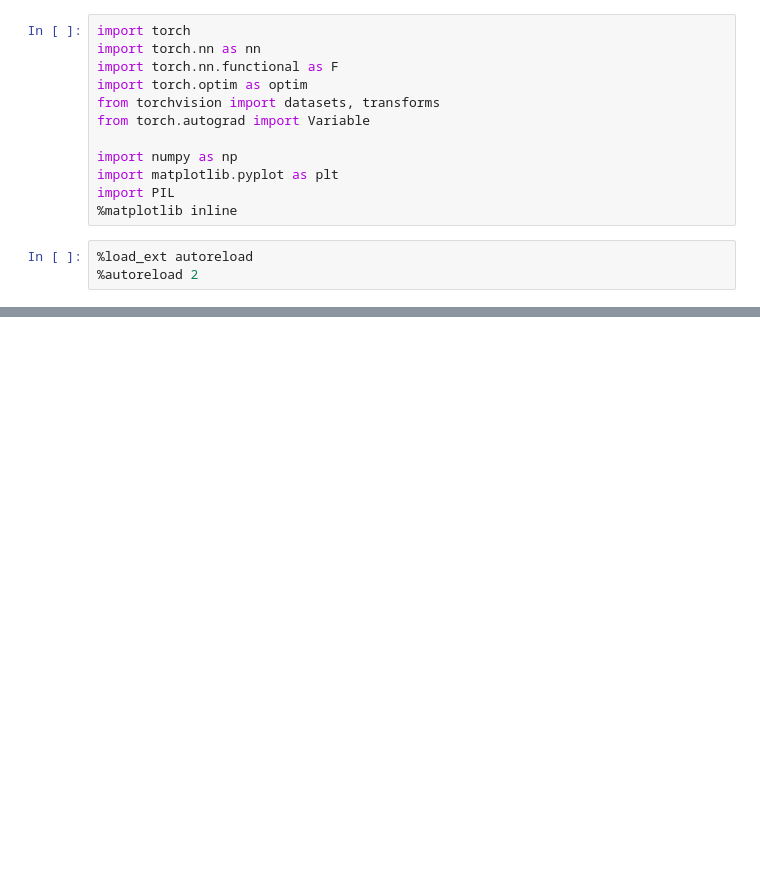
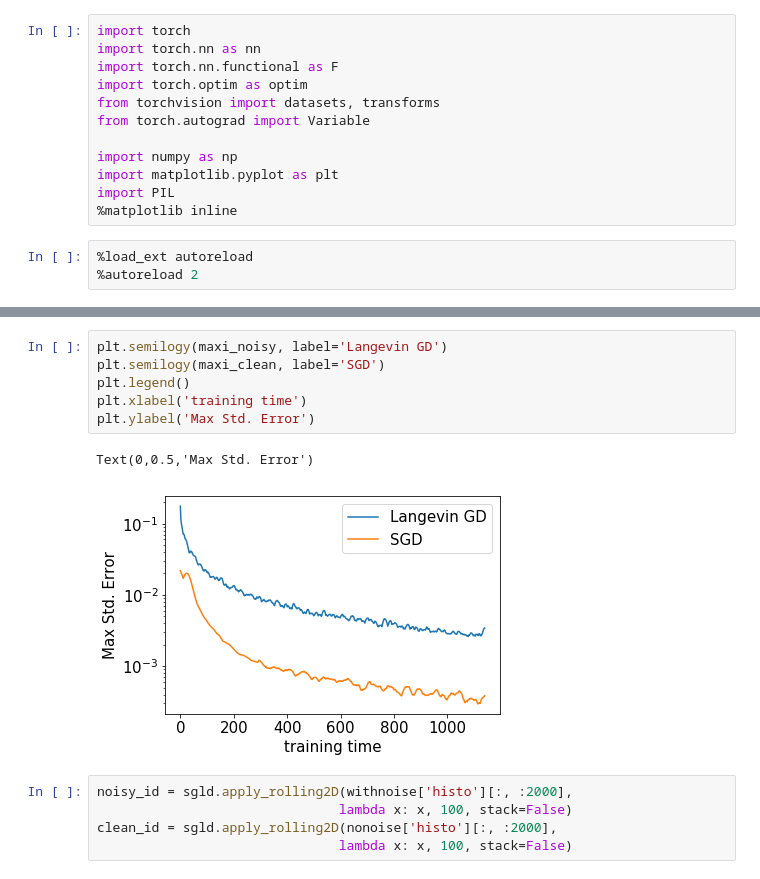
Before and after one commit to henripal/sgld, a Jupyter notebook: nbs/mnist.ipynb, the cells around one changed output, grey strips where cells are left out. Cells and saved outputs as stored; diff of their text form; blank space fills up the shorter version.

```diff
--- a/nbs/mnist.ipynb
+++ b/nbs/mnist.ipynb
@@ -95,0 +51,14 @@ plt.legend()
+# %%
+plt.semilogy(maxi_noisy, label='Langevin GD')
+plt.semilogy(maxi_clean, label='SGD')
+plt.legend()
+plt.xlabel('training time')
+plt.ylabel('Max Std. Error')
+# %% [output]
+Text(0,0.5,'Max Std. Error')
+[figure, added]
+# %%
+noisy_id = sgld.apply_rolling2D(withnoise['histo'][:, :2000],
+                               lambda x: x, 100, stack=False)
+clean_id = sgld.apply_rolling2D(nonoise['histo'][:, :2000],
+                               lambda x: x, 100, stack=False)
```
Also changed, not shown: parts of 30 cells of this notebook, 5 other files.
